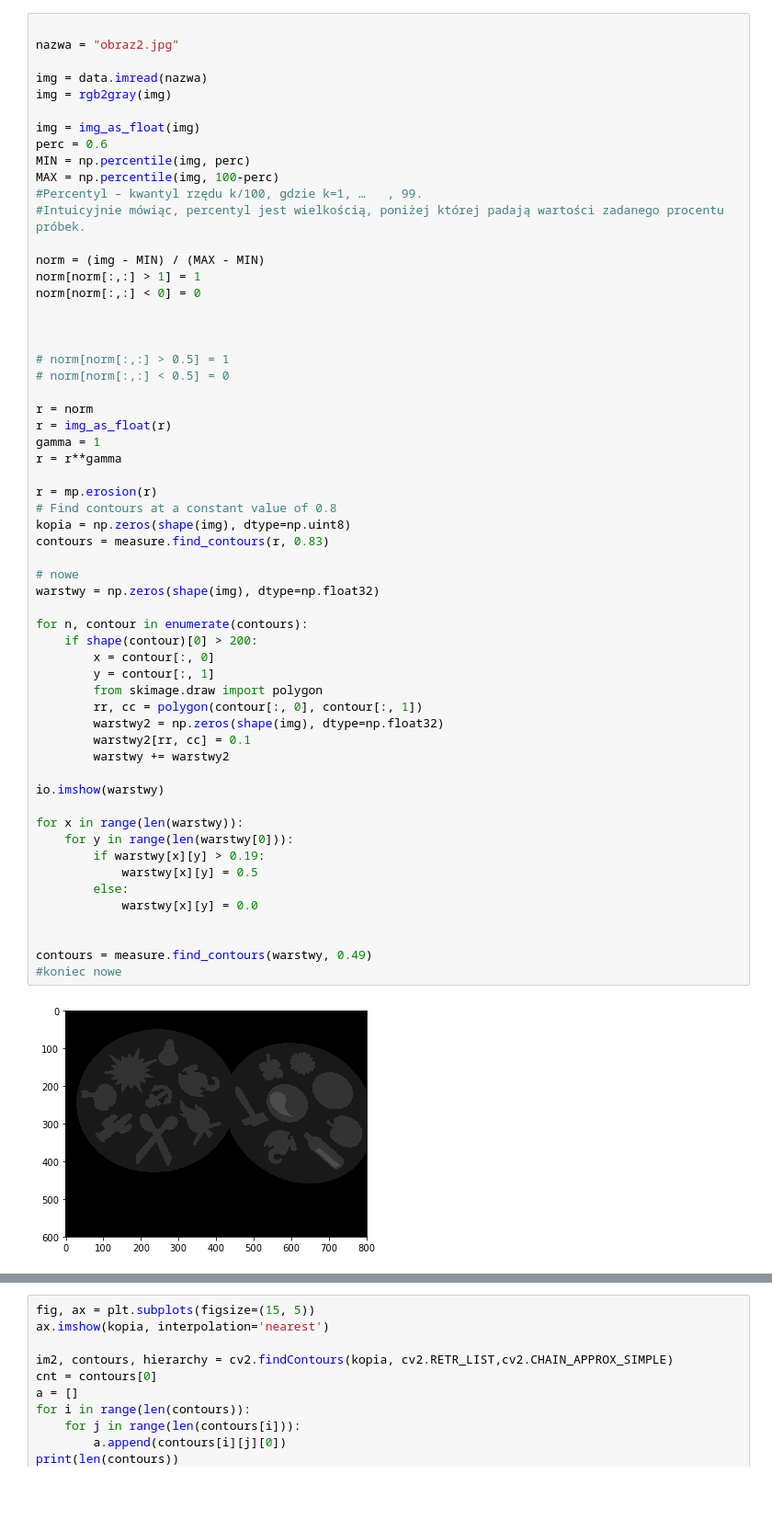
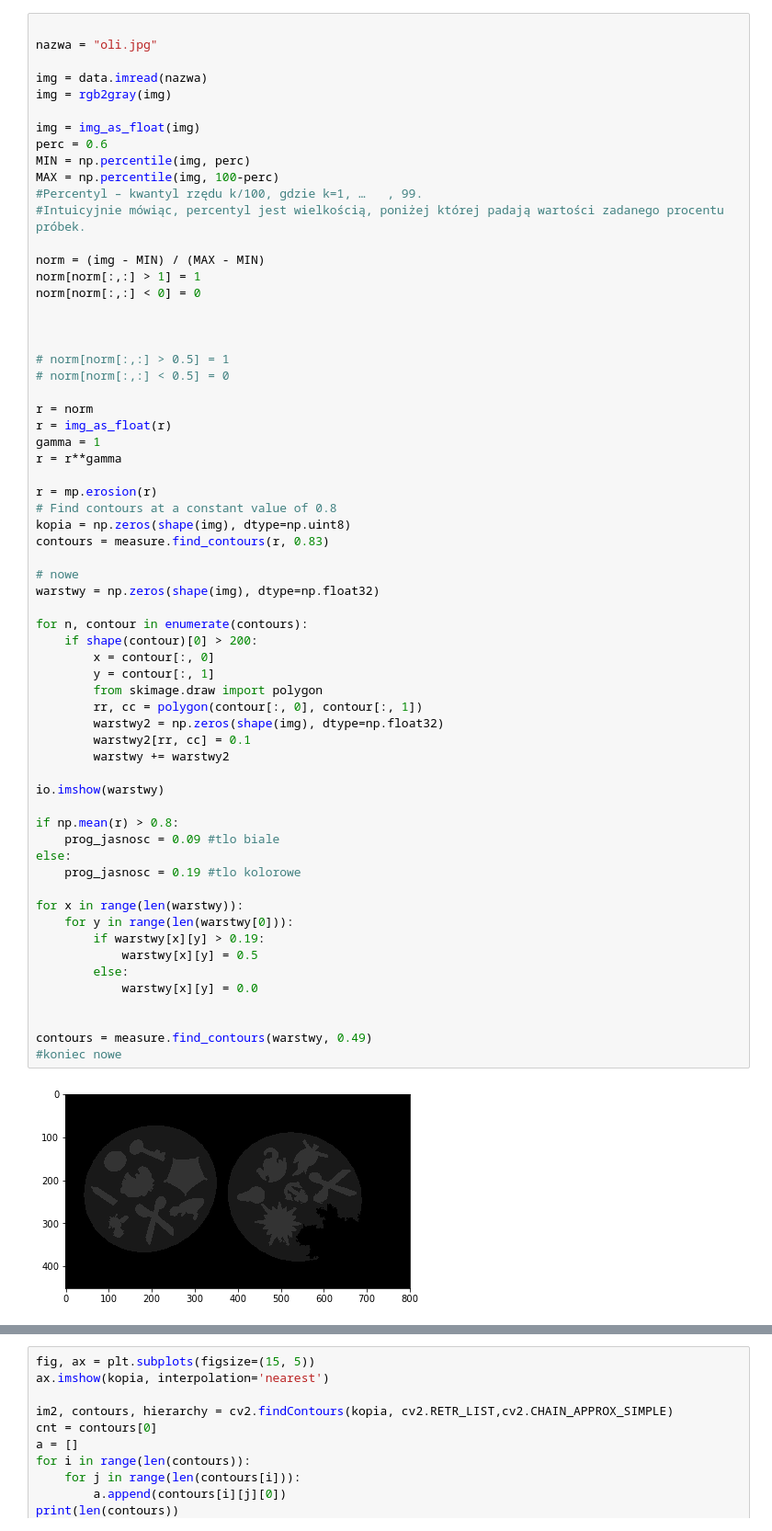
Before and after one commit to Qanot/kck-dobble, a Jupyter notebook: Dobble-RGB.ipynb, the cells around one changed output, grey strips where cells are left out. Shown: that part at 92% size. Drawn from its saved outputs; the diff is of its cells as text; blank space fills up the shorter version.

```diff
--- a/Dobble-RGB.ipynb
+++ b/Dobble-RGB.ipynb
@@ -140,7 +140,7 @@ import matplotlib.pyplot as plt
 from skimage import measure
 # %%
 
-nazwa = "obraz2.jpg"
+nazwa = "oli.jpg"
 
 img = data.imread(nazwa)
 img = rgb2gray(img)
@@ -170,34 +170,39 @@ r = mp.erosion(r)
 # Find contours at a constant value of 0.8
 kopia = np.zeros(shape(img), dtype=np.uint8)
 contours = measure.find_contours(r, 0.83)
 
 # nowe
 warstwy = np.zeros(shape(img), dtype=np.float32)
 
 for n, contour in enumerate(contours):
     if shape(contour)[0] > 200:
         x = contour[:, 0]
         y = contour[:, 1]
         from skimage.draw import polygon
         rr, cc = polygon(contour[:, 0], contour[:, 1])
         warstwy2 = np.zeros(shape(img), dtype=np.float32)
         warstwy2[rr, cc] = 0.1
         warstwy += warstwy2
 
 io.imshow(warstwy)
 
+if np.mean(r) > 0.8:
+    prog_jasnosc = 0.09 #tlo biale
+else:
+    prog_jasnosc = 0.19 #tlo kolorowe
+
 for x in range(len(warstwy)):
     for y in range(len(warstwy[0])):
         if warstwy[x][y] > 0.19:
             warstwy[x][y] = 0.5
         else:
             warstwy[x][y] = 0.0
 
 
 contours = measure.find_contours(warstwy, 0.49)
 #koniec nowe
 # %% [output]
-[figure, old version]
+[figure, new version]
 # %%
 io.imshow(warstwy)
 # %% [output]
```
Also changed, not shown: parts of 6 cells of this notebook, 2 other files.
